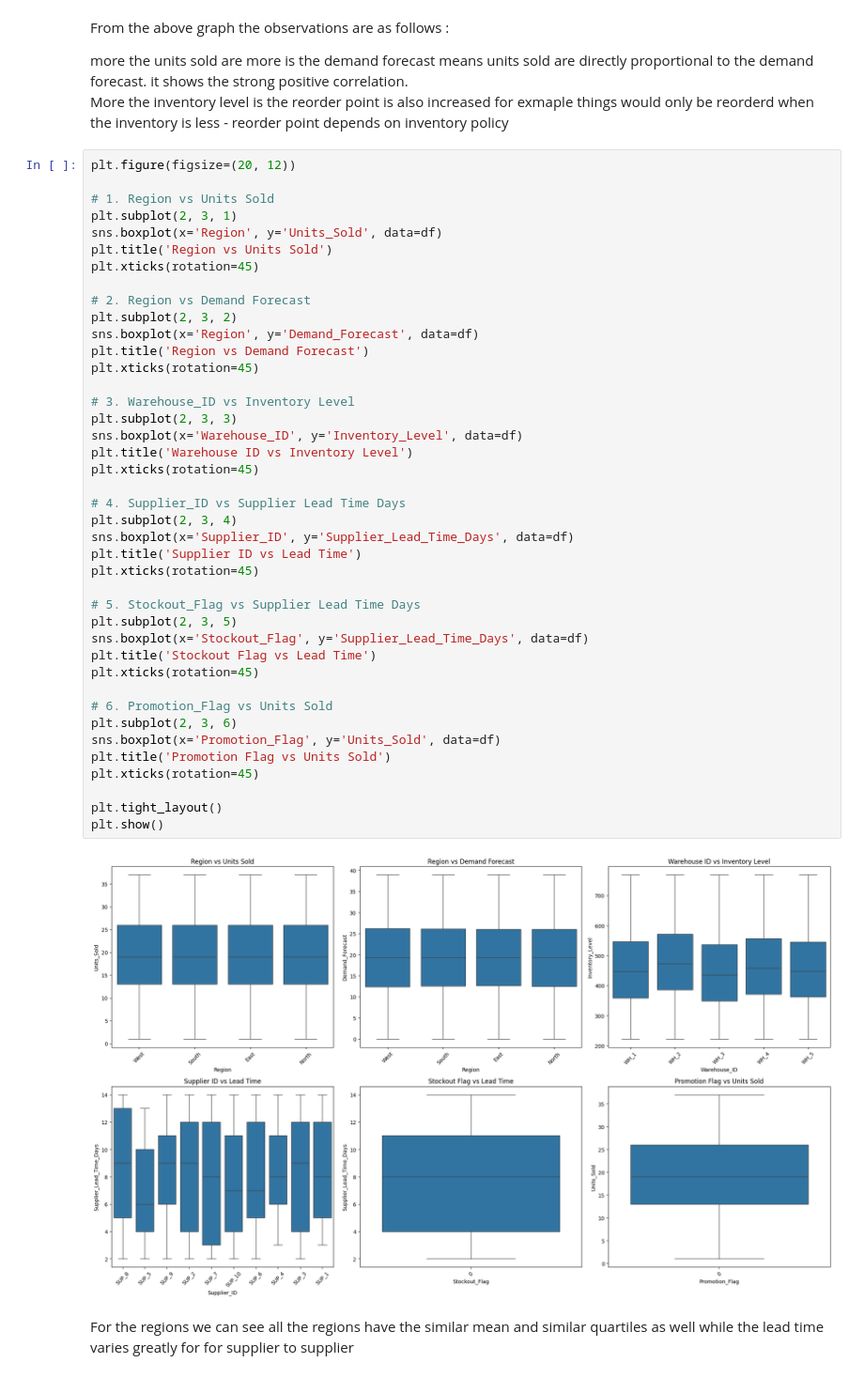
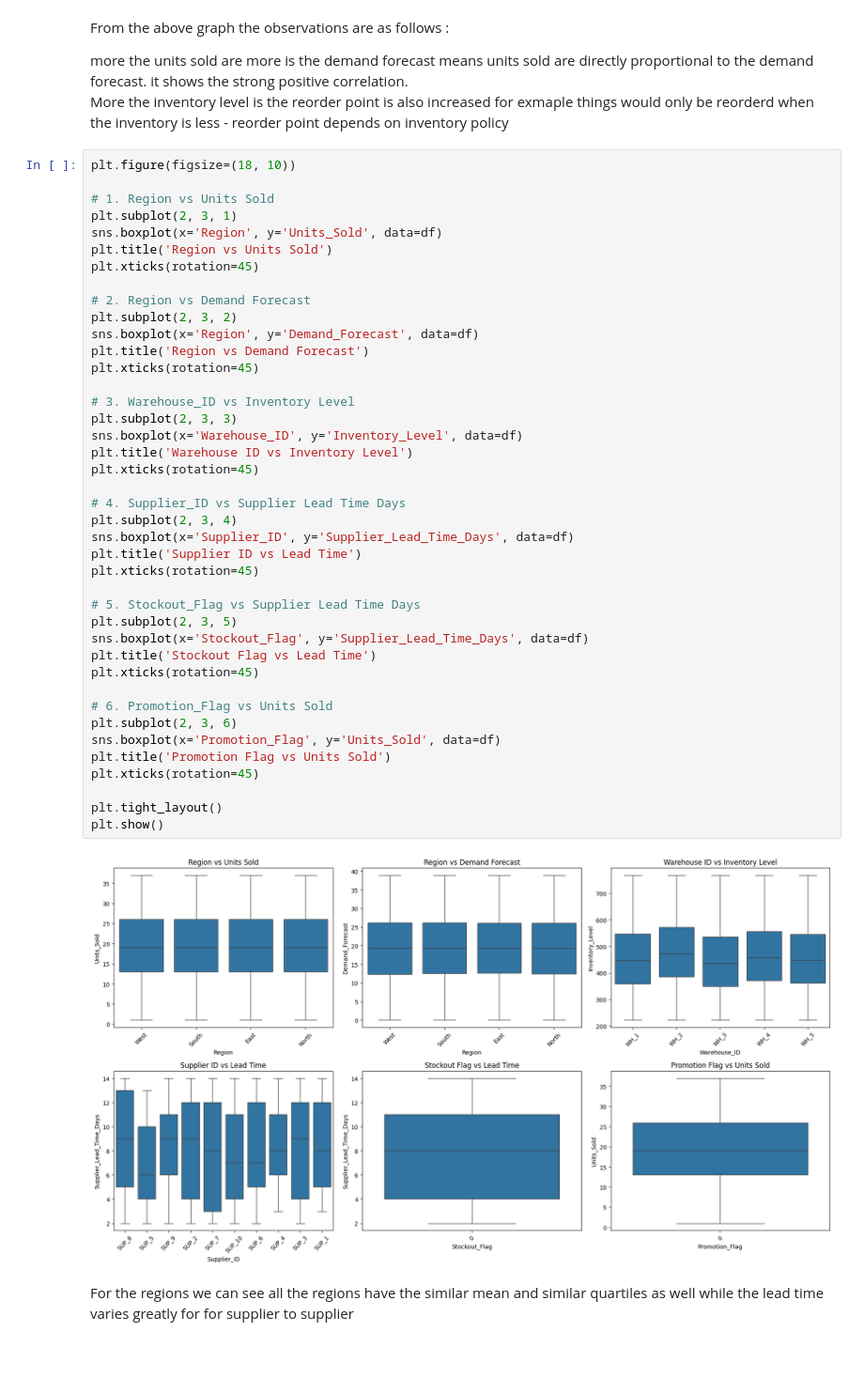
Before and after one commit to vinaypant33/supply_chain_control_tower, a Jupyter notebook: notebooks/eda.ipynb, the cells around one changed output. Shown at 94% size. Saved outputs shown, nothing was run; the diff lists cells and outputs as text.

```diff
--- a/notebooks/eda.ipynb
+++ b/notebooks/eda.ipynb
@@ -414,7 +423,7 @@ more the units sold are more is the demand forecast means units sold are directl
 <br>
 More the inventory level is the reorder point is also increased for exmaple things would only be reorderd when the inventory is less - reorder point depends on inventory policy
 # %%
-plt.figure(figsize=(20, 12))
+plt.figure(figsize=(18, 10))
 
 # 1. Region vs Units Sold
 plt.subplot(2, 3, 1)
@@ -428,34 +437,34 @@ sns.boxplot(x='Region', y='Demand_Forecast', data=df)
 plt.title('Region vs Demand Forecast')
 plt.xticks(rotation=45)
 
 # 3. Warehouse_ID vs Inventory Level
 plt.subplot(2, 3, 3)
 sns.boxplot(x='Warehouse_ID', y='Inventory_Level', data=df)
 plt.title('Warehouse ID vs Inventory Level')
 plt.xticks(rotation=45)
 
 # 4. Supplier_ID vs Supplier Lead Time Days
 plt.subplot(2, 3, 4)
 sns.boxplot(x='Supplier_ID', y='Supplier_Lead_Time_Days', data=df)
 plt.title('Supplier ID vs Lead Time')
 plt.xticks(rotation=45)
 
 # 5. Stockout_Flag vs Supplier Lead Time Days
 plt.subplot(2, 3, 5)
 sns.boxplot(x='Stockout_Flag', y='Supplier_Lead_Time_Days', data=df)
 plt.title('Stockout Flag vs Lead Time')
 plt.xticks(rotation=45)
 
 # 6. Promotion_Flag vs Units Sold
 plt.subplot(2, 3, 6)
 sns.boxplot(x='Promotion_Flag', y='Units_Sold', data=df)
 plt.title('Promotion Flag vs Units Sold')
 plt.xticks(rotation=45)
 
 plt.tight_layout()
 plt.show()
 # %% [output]
-[figure, old version]
+[figure, new version]
 # %% [markdown]
 For the regions we can see all the regions have the similar mean and similar quartiles as well while the lead time varies greatly for for supplier to supplier
 # %%
```
Also changed, not shown: parts of 19 cells of this notebook.
